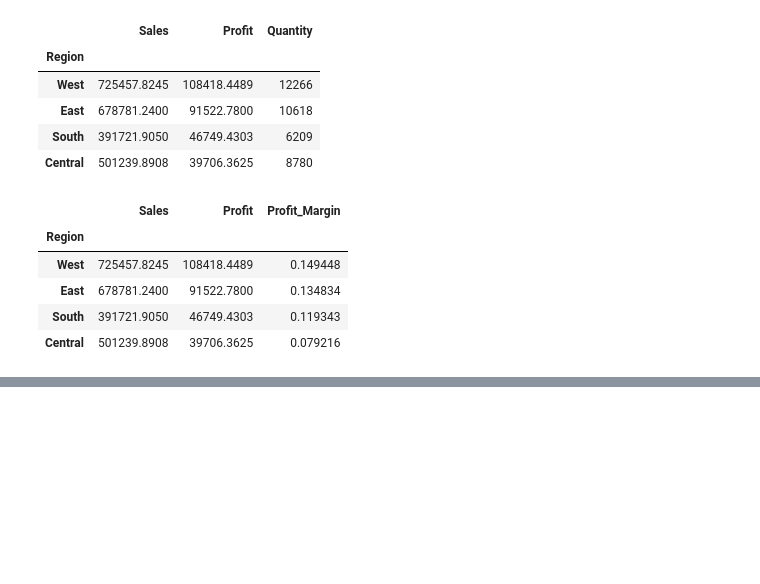
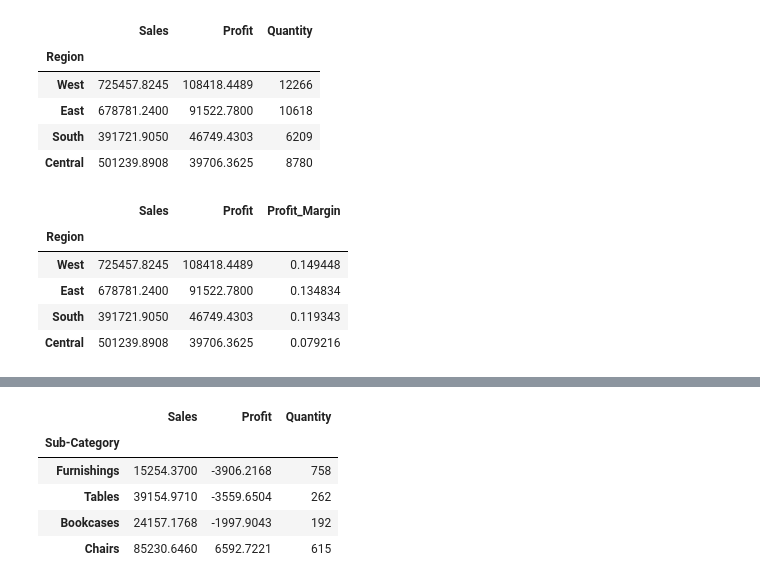
Before and after one commit to nb-acharya/dataframe, a Jupyter notebook: Bodhi/The Retail Detective/notebook/01_data_exploration.ipynb, the cells around one changed output, grey strips where cells are left out. Cells and saved outputs as stored; diff of their text form; code cells hidden in the pictures; blank space fills up the shorter version.

```diff
--- a/Bodhi/The Retail Detective/notebook/01_data_exploration.ipynb
+++ b/Bodhi/The Retail Detective/notebook/01_data_exploration.ipynb
@@ -180,0 +201,13 @@ df.groupby("Region").agg(
+# %%
+df[(df["Region"] == "Central") & (df["Category"] == "Furniture")].groupby("Sub-Category").agg(
+    Sales = ("Sales","sum"),
+    Profit = ("Profit","sum"),
+    Quantity = ("Quantity","sum")
+).sort_values("Profit")
+# %% [output]
+|  | Sales | Profit | Quantity |
+| Sub-Category |  |  |  |
+| Furnishings | 15254.3700 | -3906.2168 | 758 |
+| Tables | 39154.9710 | -3559.6504 | 262 |
+| Bookcases | 24157.1768 | -1997.9043 | 192 |
+| Chairs | 85230.6460 | 6592.7221 | 615 |
```
Also changed, not shown: parts of 2 cells of this notebook, 2 other files.
